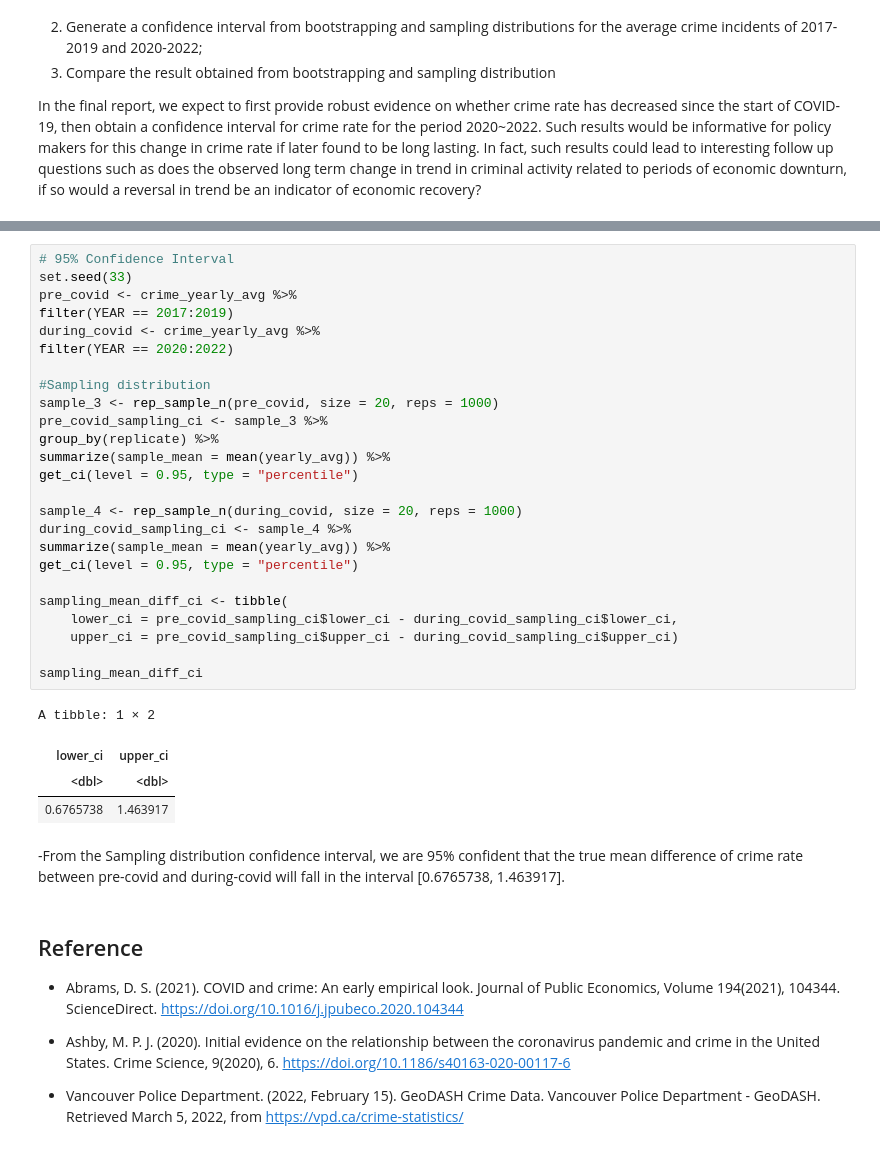
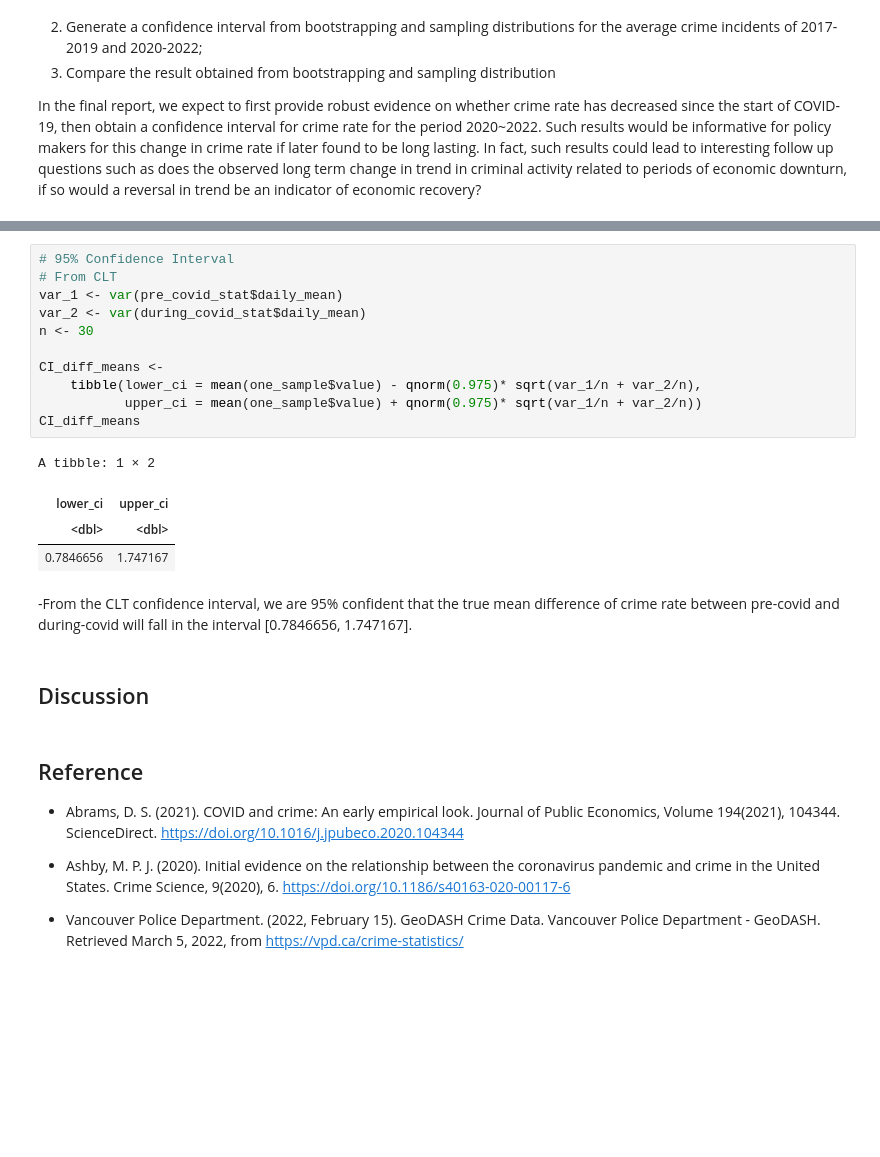
Before and after one commit to MarsZan/STAT201_Project_Group_30, a Jupyter notebook: Project_Proposal.ipynb, the cells around one changed output, grey strips where cells are left out. Drawn from its saved outputs; the diff is of its cells as text; blank space fills up the shorter version.

```diff
--- a/Project_Proposal.ipynb
+++ b/Project_Proposal.ipynb
@@ -346,35 +379,23 @@ A tibble: 1 × 2
 # %%
 # 95% Confidence Interval
-set.seed(33)
-pre_covid <- crime_yearly_avg %>%
-filter(YEAR == 2017:2019)
-during_covid <- crime_yearly_avg %>%
-filter(YEAR == 2020:2022)
+# From CLT
+var_1 <- var(pre_covid_stat$daily_mean)
+var_2 <- var(during_covid_stat$daily_mean)
+n <- 30
 
-#Sampling distribution
-sample_3 <- rep_sample_n(pre_covid, size = 20, reps = 1000)
-pre_covid_sampling_ci <- sample_3 %>%
-group_by(replicate) %>%
-summarize(sample_mean = mean(yearly_avg)) %>%
-get_ci(level = 0.95, type = "percentile")
-
-sample_4 <- rep_sample_n(during_covid, size = 20, reps = 1000)
-during_covid_sampling_ci <- sample_4 %>%
-summarize(sample_mean = mean(yearly_avg)) %>%
-get_ci(level = 0.95, type = "percentile")
-
-sampling_mean_diff_ci <- tibble(
-    lower_ci = pre_covid_sampling_ci$lower_ci - during_covid_sampling_ci$lower_ci,
-    upper_ci = pre_covid_sampling_ci$upper_ci - during_covid_sampling_ci$upper_ci)
-
-sampling_mean_diff_ci
+CI_diff_means <-
+    tibble(lower_ci = mean(one_sample$value) - qnorm(0.975)* sqrt(var_1/n + var_2/n),
+           upper_ci = mean(one_sample$value) + qnorm(0.975)* sqrt(var_1/n + var_2/n))
+CI_diff_means
 # %% [output]
 A tibble: 1 × 2
 | lower_ci | upper_ci |
 | <dbl> | <dbl> |
-| 0.6765738 | 1.463917 |
+| 0.7846656 | 1.747167 |
 # %% [markdown]
--From the Sampling distribution confidence interval, we are 95% confident that the true mean difference of crime rate between pre-covid and during-covid will fall in the interval [0.6765738, 1.463917].
+-From the CLT confidence interval, we are 95% confident that the true mean difference of crime rate between pre-covid and during-covid will fall in the interval [0.7846656, 1.747167].
+# %% [markdown]
+## Discussion
 # %% [markdown]
 ## Reference
 - Abrams, D. S. (2021). COVID and crime: An early empirical look. Journal of Public Economics, Volume 194(2021), 104344. ScienceDirect. https://doi.org/10.1016/j.jpubeco.2020.104344
```
Also changed, not shown: parts of 5 cells of this notebook.
